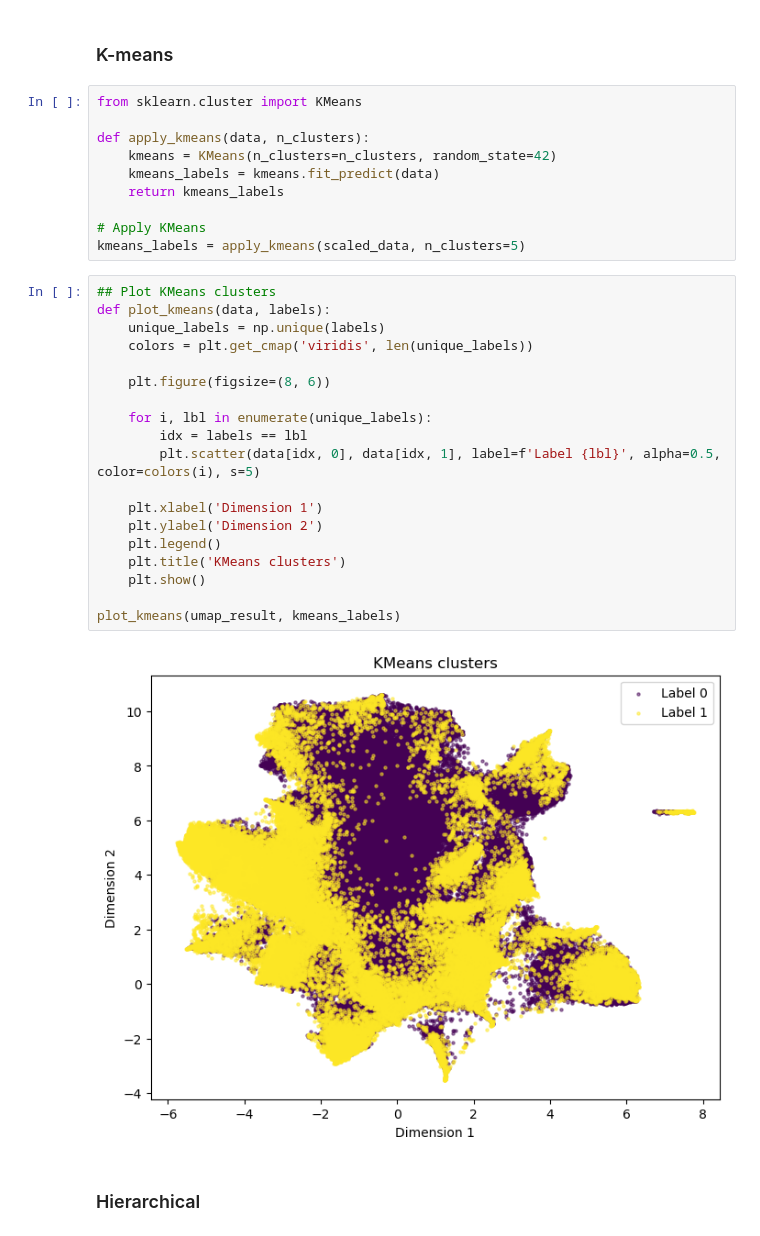
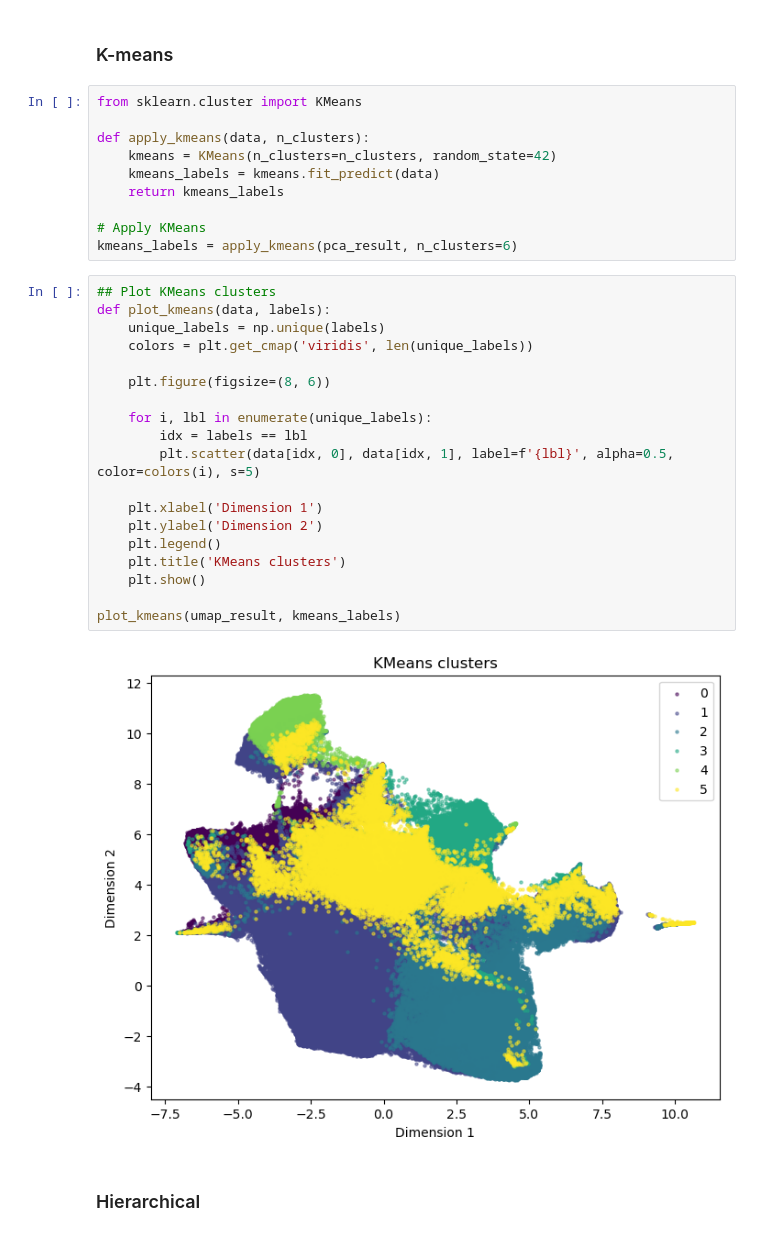
Before and after one commit to mehdimerbah/CellCNN, a Jupyter notebook: NK_sc_analysis.ipynb, the cells around one changed output. Cells and saved outputs as stored; diff of their text form.

```diff
--- a/NK_sc_analysis.ipynb
+++ b/NK_sc_analysis.ipynb
@@ -349,28 +339,28 @@ def apply_kmeans(data, n_clusters):
     return kmeans_labels
 
 # Apply KMeans
-kmeans_labels = apply_kmeans(scaled_data, n_clusters=5)
+kmeans_labels = apply_kmeans(pca_result, n_clusters=6)
 # %%
 ## Plot KMeans clusters
 def plot_kmeans(data, labels):
     unique_labels = np.unique(labels)
     colors = plt.get_cmap('viridis', len(unique_labels))
 
     plt.figure(figsize=(8, 6))
 
     for i, lbl in enumerate(unique_labels):
         idx = labels == lbl
-        plt.scatter(data[idx, 0], data[idx, 1], label=f'Label {lbl}', alpha=0.5, color=colors(i), s=5)
+        plt.scatter(data[idx, 0], data[idx, 1], label=f'{lbl}', alpha=0.5, color=colors(i), s=5)
 
     plt.xlabel('Dimension 1')
     plt.ylabel('Dimension 2')
     plt.legend()
     plt.title('KMeans clusters')
     plt.show()
 
 plot_kmeans(umap_result, kmeans_labels)
 # %% [output]
-[figure, old version]
+[figure, new version]
 # %% [markdown]
 ### Hierarchical
 # %%
```
Also changed, not shown: parts of 10 cells of this notebook.
